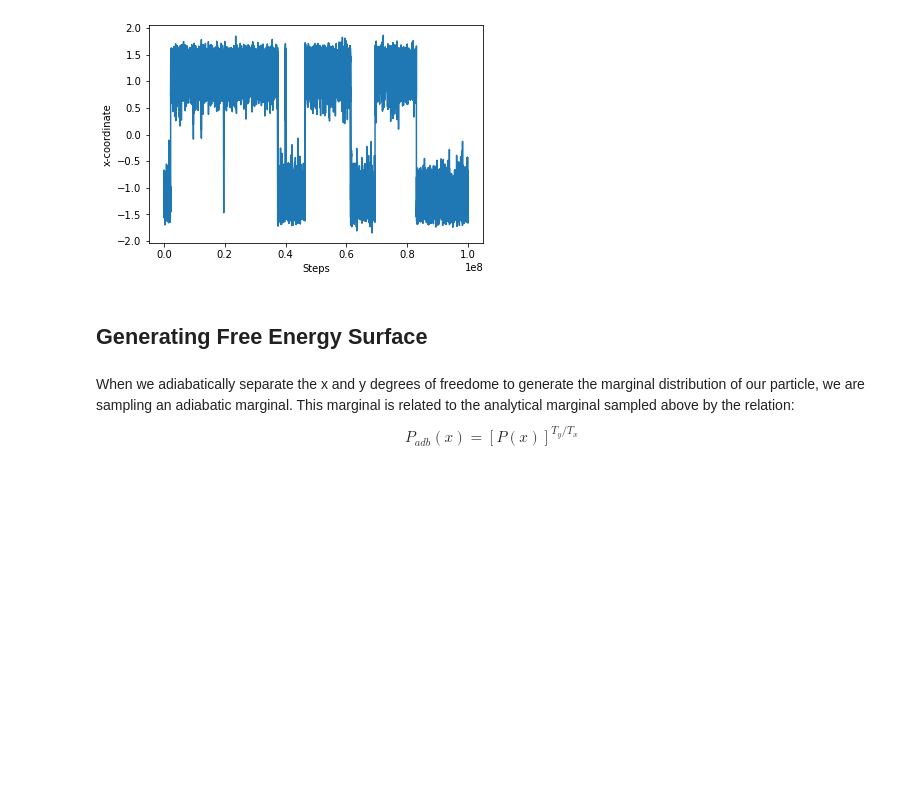
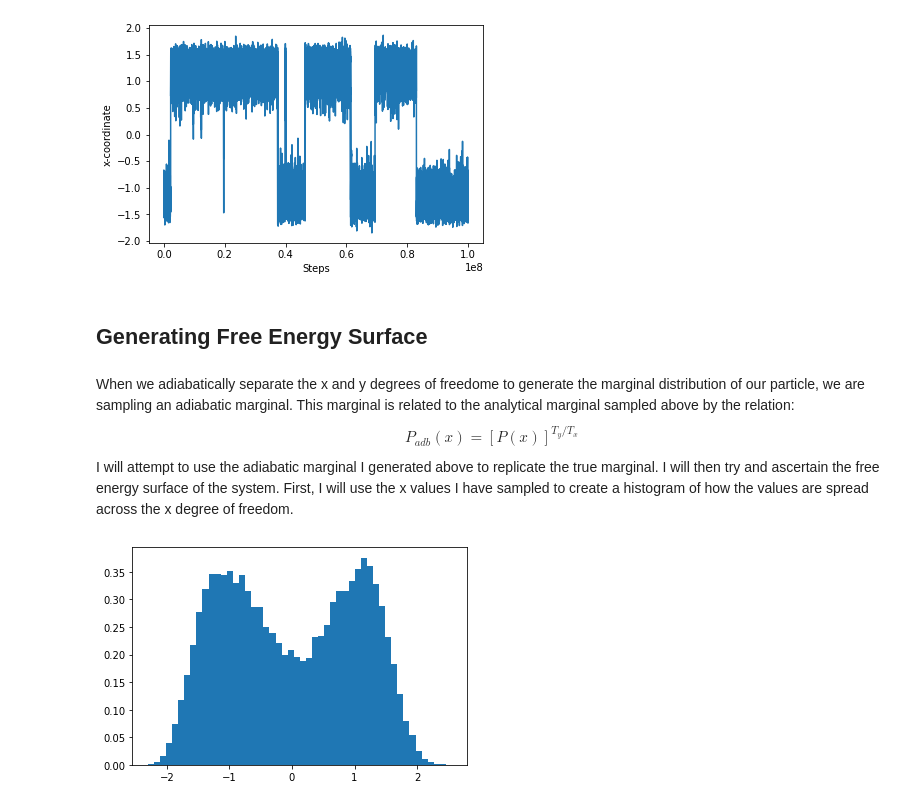
Before and after one commit to thomasegg3/enhanced_sampling_practice, a Jupyter notebook: toy_problem.ipynb, the cells around one changed output. Drawn from its saved outputs; the diff is of its cells as text; code cells hidden in the pictures; blank space fills up the shorter version.

```diff
--- a/toy_problem.ipynb
+++ b/toy_problem.ipynb
@@ -257,8 +259,8 @@ def run_simulation(n_steps, m_x, m_y, kt_x, kt_y):
 Below is code for testing the simulation written above and analyzing resulting data. Relevant figures like x position over time can be generated and used to visualize the movement of the particle and the free energy of the system.
 # %%
 # Run simulation as test
-n_steps = 100000000
-x, p_square, velo, steps = run_simulation(n_steps, 200, 1, 50, 1)
+n_steps = 150000000
+#x, p_square, velo, steps = run_simulation(n_steps, 200, 1, 50, 1)
 # %%
 # Plot momentum squared over time
 plt.xlabel('Steps')
@@ -314,3 +318,15 @@ When we adiabatically separate the x and y degrees of freedome to generate the m
 $$
     P_{adb}(x) = [P(x)]^{T_y/T_x}
 $$
+I will attempt to use the adiabatic marginal I generated above to replicate the true marginal. I will then try and ascertain the free energy surface of the system. First, I will use the x values I have sampled to create a histogram of how the values are spread across the x degree of freedom.
+# %%
+# Bin values
+hist, bins = np.histogram(x1, bins=50)
+bin_width = bins[1] - bins[0]
+hist = hist / len(x1) * bin_width
+
+# Plot histogram
+histogram = plt.hist(x1, bins=bins, density=True)
+plt.show()
+# %% [output]
+[figure, added]
```
Also changed, not shown: parts of 5 cells of this notebook.
